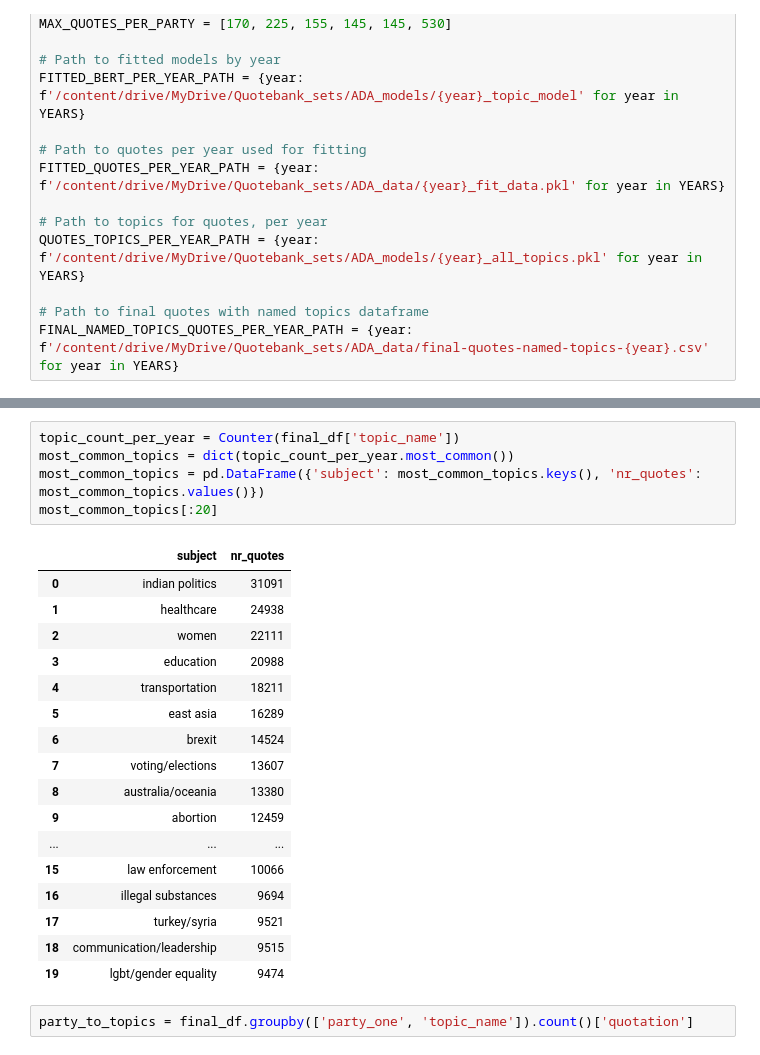
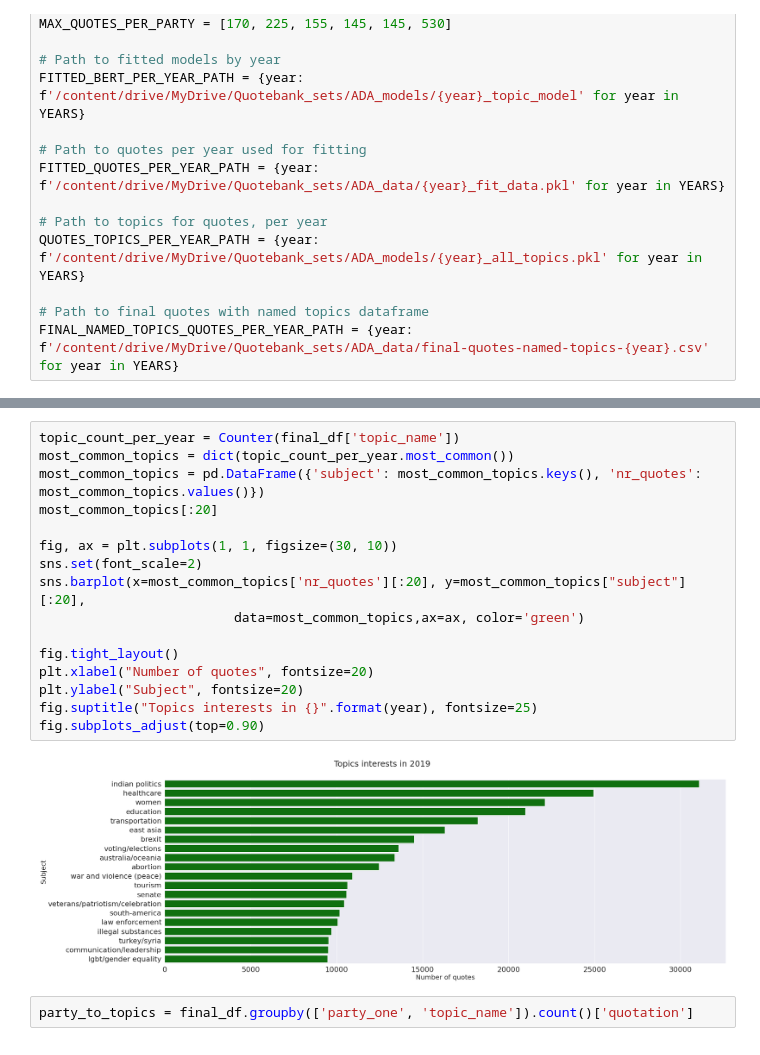
Before and after one commit to epfl-ada/ada-2021-project-acmu, a Jupyter notebook: graph.ipynb, the cells around one changed output, grey strips where cells are left out. Saved outputs shown, nothing was run; the diff lists cells and outputs as text.

```diff
--- a/graph.ipynb
+++ b/graph.ipynb
@@ -436,28 +407,23 @@ final_df.head()
 | 2019-10-18-068133 | Our situation in these prisons is... | ['Q324546'] | ['Republican Party'] | ['Q29468'] | Republican Party | Marco Rubio | 16 | illegal substances |
 | 2019-09-11-017333 | Do you believe the United States ... | ['Q324546'] | ['Republican Party'] | ['Q29468'] | Republican Party | Marco Rubio | 16 | illegal substances |
 | 2019-04-09-061930 | legalized trafficking of persons. | ['Q324546'] | ['Republican Party'] | ['Q29468'] | Republican Party | Marco Rubio | 16 | illegal substances |
-# %%
-topic_count_per_year = Counter(final_df['topic_name'])
-most_common_topics = dict(topic_count_per_year.most_common())
-most_common_topics = pd.DataFrame({'subject': most_common_topics.keys(), 'nr_quotes': most_common_topics.values()})
-most_common_topics[:20]
-# %% [output]
-|  | subject | nr_quotes |
-| 0 | indian politics | 31091 |
-| 1 | healthcare | 24938 |
-| 2 | women | 22111 |
-| 3 | education | 20988 |
-| 4 | transportation | 18211 |
-| 5 | east asia | 16289 |
-| 6 | brexit | 14524 |
-| 7 | voting/elections | 13607 |
-| 8 | australia/oceania | 13380 |
-| 9 | abortion | 12459 |
-| ... | ... | ... |
-| 15 | law enforcement | 10066 |
-| 16 | illegal substances | 9694 |
-| 17 | turkey/syria | 9521 |
-| 18 | communication/leadership | 9515 |
-| 19 | lgbt/gender equality | 9474 |
+# %%
+topic_count_per_year = Counter(final_df['topic_name'])
+most_common_topics = dict(topic_count_per_year.most_common())
+most_common_topics = pd.DataFrame({'subject': most_common_topics.keys(), 'nr_quotes': most_common_topics.values()})
+most_common_topics[:20]
+
+fig, ax = plt.subplots(1, 1, figsize=(30, 10))
+sns.set(font_scale=2)
+sns.barplot(x=most_common_topics['nr_quotes'][:20], y=most_common_topics["subject"][:20],
+                         data=most_common_topics,ax=ax, color='green')
+
+fig.tight_layout()
+plt.xlabel("Number of quotes", fontsize=20)
+plt.ylabel("Subject", fontsize=20)
+fig.suptitle("Topics interests in {}".format(year), fontsize=25)
+fig.subplots_adjust(top=0.90)
+# %% [output]
+[figure, added]
 # %%
 party_to_topics = final_df.groupby(['party_one', 'topic_name']).count()['quotation']
```
Also changed, not shown: parts of 37 cells of this notebook.
